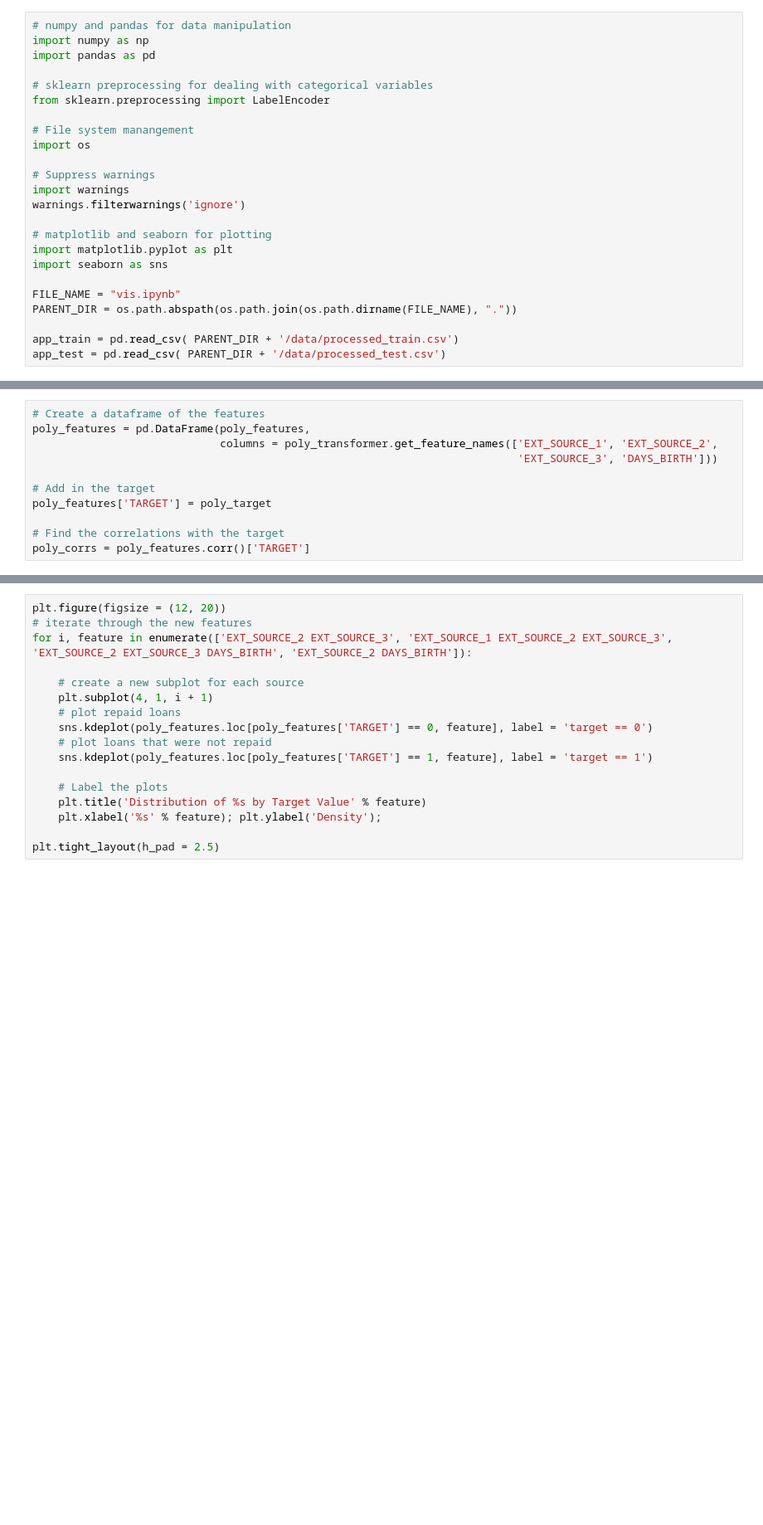
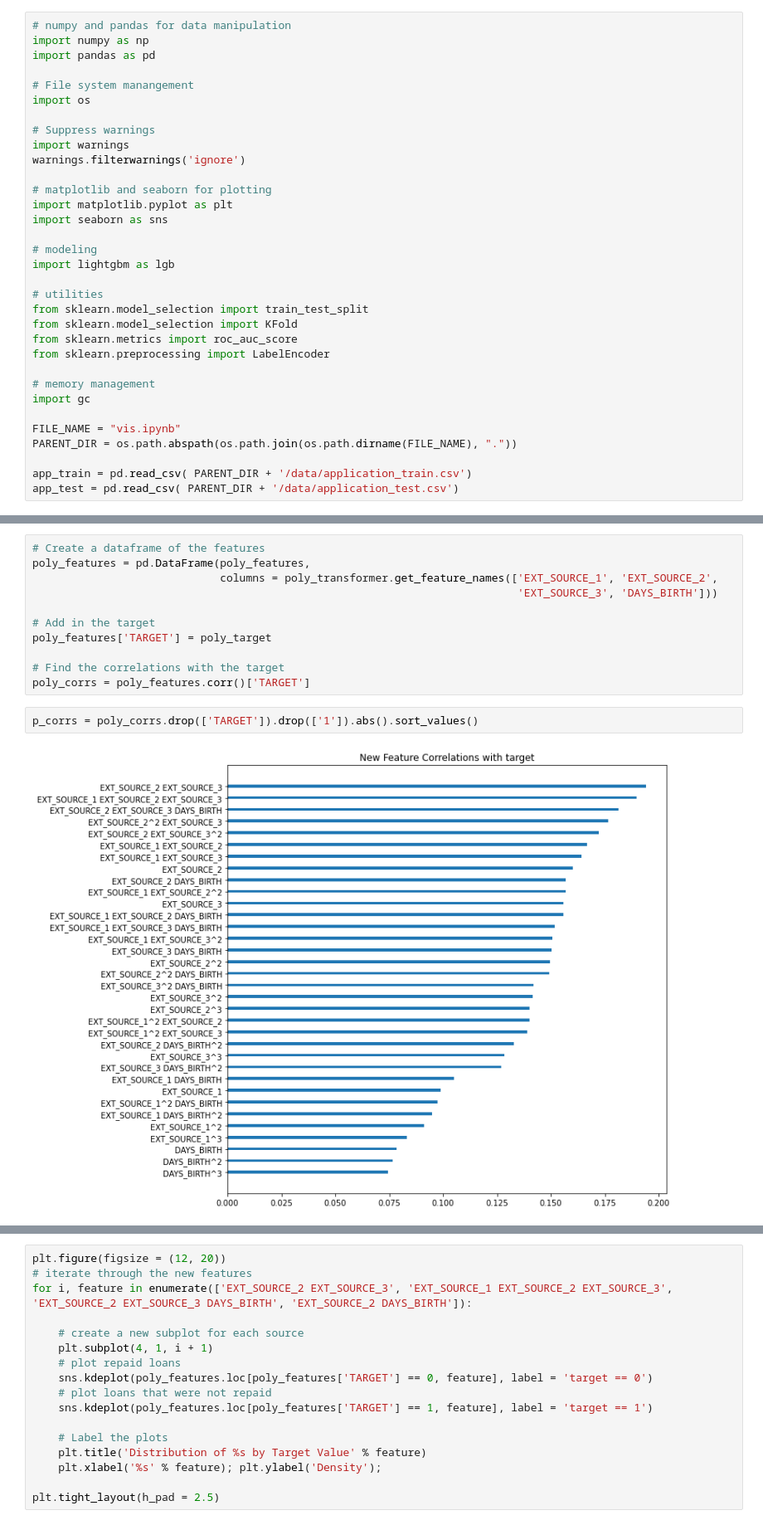
Before and after one commit to roenchina/FinTech_DefaultRisk, a Jupyter notebook: feature_engineering.ipynb, the cells around one changed output, grey strips where cells are left out. Shown at 83% size. Cells and saved outputs as stored; diff of their text form; blank space fills up the shorter version.

```diff
--- a/feature_engineering.ipynb
+++ b/feature_engineering.ipynb
@@ -4,9 +5,6 @@
 # numpy and pandas for data manipulation
 import numpy as np
 import pandas as pd
-
-# sklearn preprocessing for dealing with categorical variables
-from sklearn.preprocessing import LabelEncoder
 
 # File system manangement
 import os
@@ -19,10 +17,22 @@ warnings.filterwarnings('ignore')
 import matplotlib.pyplot as plt
 import seaborn as sns
 
+# modeling
+import lightgbm as lgb
+
+# utilities
+from sklearn.model_selection import train_test_split
+from sklearn.model_selection import KFold
+from sklearn.metrics import roc_auc_score
+from sklearn.preprocessing import LabelEncoder
+
+# memory management
+import gc
+
 FILE_NAME = "vis.ipynb"
 PARENT_DIR = os.path.abspath(os.path.join(os.path.dirname(FILE_NAME), "."))
 
-app_train = pd.read_csv( PARENT_DIR + '/data/processed_train.csv')
-app_test = pd.read_csv( PARENT_DIR + '/data/processed_test.csv')
+app_train = pd.read_csv( PARENT_DIR + '/data/application_train.csv')
+app_test = pd.read_csv( PARENT_DIR + '/data/application_test.csv')
 # %%
 app_train.shape
@@ -77,4 +86,8 @@ poly_features['TARGET'] = poly_target
 
 # Find the correlations with the target
 poly_corrs = poly_features.corr()['TARGET']
+# %%
+p_corrs = poly_corrs.drop(['TARGET']).drop(['1']).abs().sort_values()
+# %% [output]
+[figure, added]
 # %%
```
Also changed, not shown: parts of 35 cells of this notebook, 2 other files.
